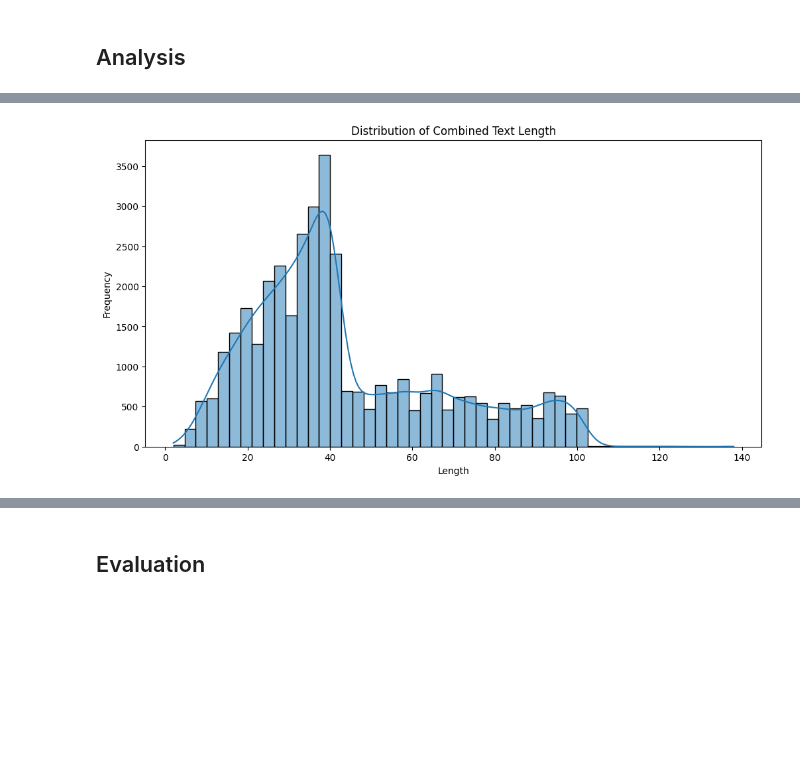
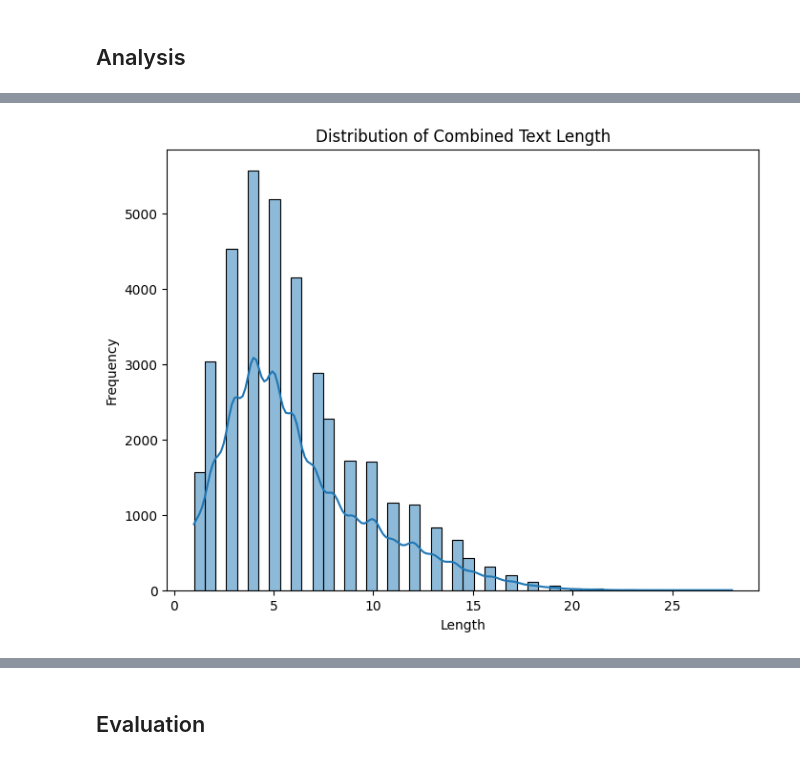
Before and after one commit to vankhoa21991/di-interview-product-classifier, a Jupyter notebook: training/training.ipynb, the cells around one changed output, grey strips where cells are left out. Saved outputs shown, nothing was run; the diff lists cells and outputs as text; code cells hidden in the pictures; blank space fills up the shorter version.

```diff
--- a/training/training.ipynb
+++ b/training/training.ipynb
@@ -100,10 +113,13 @@ plt.show()
 # %%
-# 2. Text Length Analysis
-plt.figure(figsize=(12, 6))
+# 2. Number of words in combined text
+df_load['combined_length'] = df_load['combined_text'].apply(lambda x: len(str(x).split()))
+
+plt.figure(figsize=(8, 6))
 sns.histplot(df_load['combined_length'], bins=50, kde=True)
 plt.title('Distribution of Combined Text Length')
 plt.xlabel('Length')
 plt.ylabel('Frequency')
+plt.savefig('combined_length_distribution.png')
 plt.show()
 # %% [output]
-[figure, old version]
+[figure, new version]
```
Also changed, not shown: parts of 27 cells of this notebook, 9 other files.
